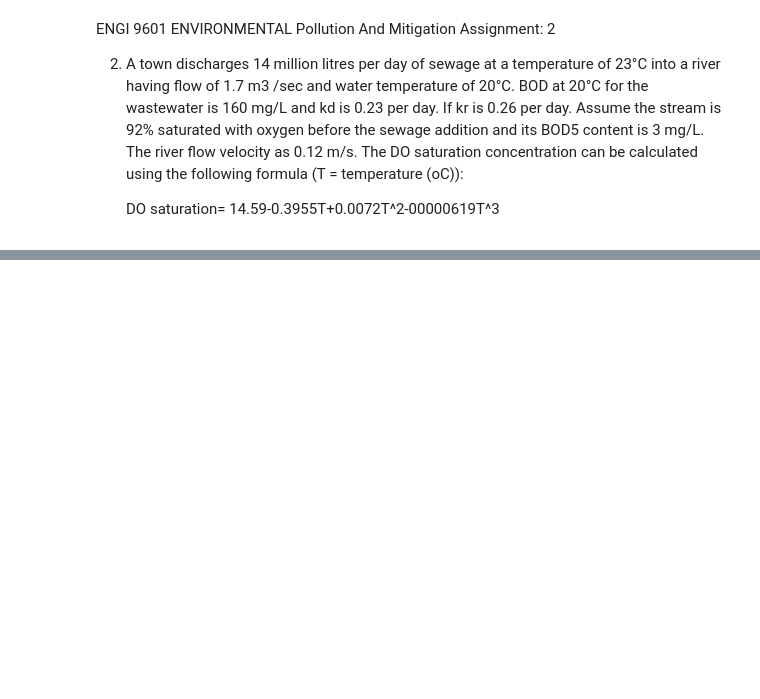
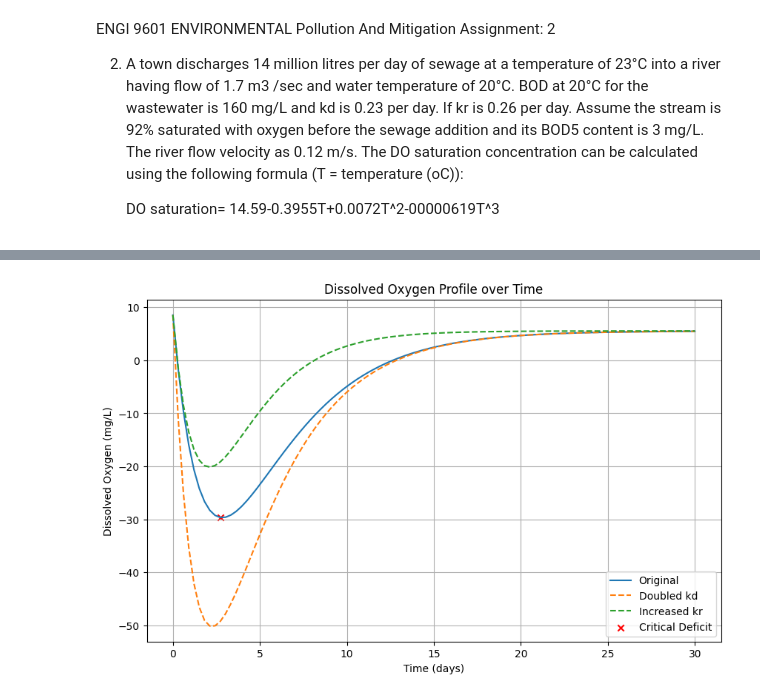
Before and after one commit to ROSE1290/First-Project, a Jupyter notebook: untitled13.ipynb, the cells around one changed output, grey strips where cells are left out. Saved outputs shown, nothing was run; the diff lists cells and outputs as text; code cells hidden in the pictures; blank space fills up the shorter version.

```diff
--- a/untitled13.ipynb
+++ b/untitled13.ipynb
@@ -38,20 +15,0 @@ D = -0.0000619
-# %%
-
-# sewage and rivwr water do saturation
-def calculate_DO_saturation(T):
-    return A + B * T + C * T**2 + D * T**3
-
-sewage_DO_saturation = calculate_DO_saturation(sewage_temperature)
-river_DO_saturation = calculate_DO_saturation(river_temperature)
-
-
-time_or_distance = []
-DO_profile = []
-
-for t in range(0, 100, 25):
-    sewage_DO_change = (sewage_BOD - river_BOD5) * (1 - (sewage_DO_saturation / calculate_DO_saturation(sewage_temperature)))
-    river_DO_change = (sewage_BOD - river_BOD5) * (1 - (river_DO_saturation / calculate_DO_saturation(river_temperature)))
-    total_change = (sewage_flow_rate / (river_flow_rate * 1000)) * (sewage_DO_change - river_DO_change)
-
-    time_or_distance.append(t)
-    DO_profile.append(river_DO_saturation + total_change)
@@ -141,0 +23,73 @@ plt.show()
+# %%
+
+import numpy as np
+import matplotlib.pyplot as plt
+
+# Constants and data
+Q_wastewater = 14e6  # Flow rate of wastewater in liters per day
+T_wastewater = 23  # Temperature of wastewater in °C
+Q_river = 1.7  # Flow rate of the river in m^3/sec
+T_river = 20  # Temperature of the river in °C
+BOD_wastewater_20C = 160  # BOD at 20°C for wastewater in mg/L
+kd = 0.23  # Decay coefficient in per day
+kr = 0.26  # Reaeration coefficient in per day
+BOD5_river = 3  # BOD5 content of the river in mg/L
+river_velocity = 0.12  # River flow velocity in m/s
+
+# DO saturation concentration formula
+def calculate_DO_saturation(T):
+    return 14.59 - 0.3955 * T + 0.0072 * T**2 - 0.0000619 * T**3
+
+# Create time values
+time = np.linspace(0, 30, 100)  # Time range in days, adjust as needed
+
+# Initialize empty arrays for DO concentration at different times
+DO_concentration = np.zeros_like(time)
+
+# Calculate DO concentration over time
+for i, t in enumerate(time):
+    DO_source = calculate_DO_saturation(T_wastewater)
+    BOD_source = BOD_wastewater_20C * (1 - np.exp(-kd * t))
+    DO_concentration[i] = DO_source - BOD_source + (BOD_source - BOD5_river) * (1 - np.exp(-kr * t))
+
+# Calculate the critical oxygen deficit and its time
+critical_oxygen_deficit = min(DO_concentration)
+time_critical_deficit = time[np.argmin(DO_concentration)]
+
+# Plot the DO profile
+plt.figure(figsize=(10, 6))
+plt.plot(time, DO_concentration, label='Original')
+
+# Change the values of kd and kr
+kd_doubled = 2 * kd
+kr_increased = 1.5 * kr
+
+DO_concentration_doubled_kd = np.zeros_like(time)
+DO_concentration_increased_kr = np.zeros_like(time)
+
+for i, t in enumerate(time):
+    DO_source = calculate_DO_saturation(T_wastewater)
+    BOD_source = BOD_wastewater_20C * (1 - np.exp(-kd_doubled * t))
+    DO_concentration_doubled_kd[i] = DO_source - BOD_source + (BOD_source - BOD5_river) * (1 - np.exp(-kr * t))
+
+    BOD_source = BOD_wastewater_20C * (1 - np.exp(-kd * t))
+    DO_concentration_increased_kr[i] = DO_source - BOD_source + (BOD_source - BOD5_river) * (1 - np.exp(-kr_increased * t))
+
+plt.plot(time, DO_concentration_doubled_kd, label='Doubled kd', linestyle='--')
+plt.plot(time, DO_concentration_increased_kr, label='Increased kr', linestyle='--')
+
+# Highlight the critical oxygen deficit
+plt.scatter(time_critical_deficit, critical_oxygen_deficit, c='red', label='Critical Deficit', marker='x')
+
+plt.xlabel('Time (days)')
+plt.ylabel('Dissolved Oxygen (mg/L)')
+plt.title('Dissolved Oxygen Profile over Time')
+plt.grid(True)
+plt.legend()
+plt.show()
+
+# Print the critical oxygen deficit and associated time
+print("Critical Oxygen Deficit: {:.2f} mg/L".format(critical_oxygen_deficit))
+print("Time at Critical Oxygen Deficit: {:.2f} days".format(time_critical_deficit))
+# %% [output]
+[figure, added]
```
Also changed, not shown: parts of 12 cells of this notebook.
